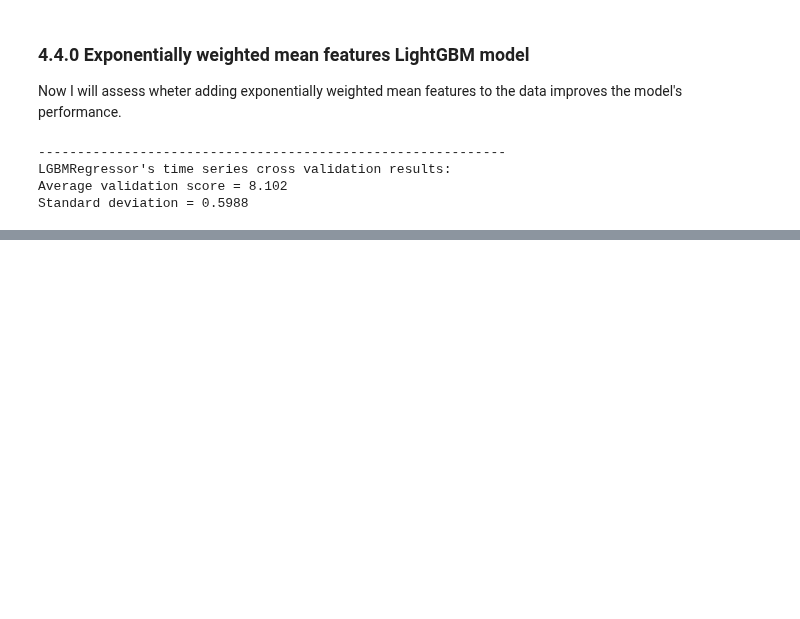
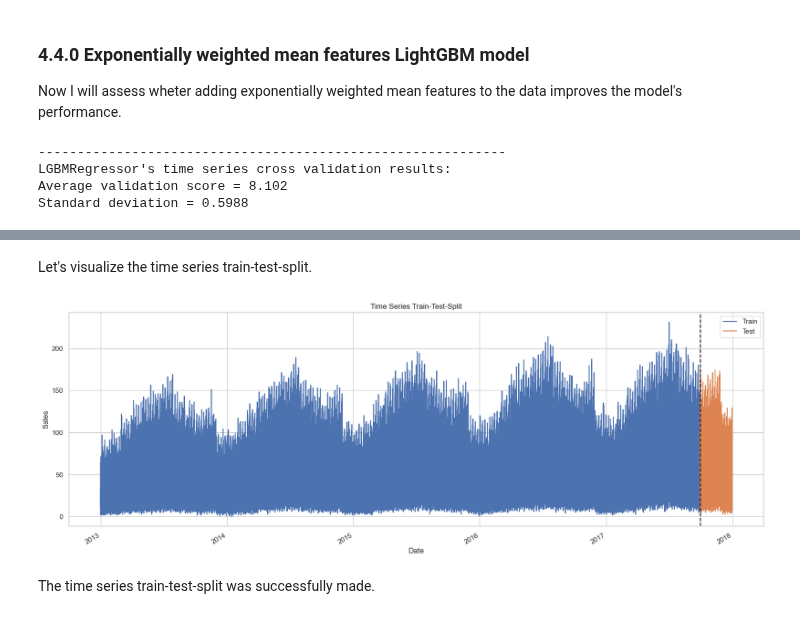
Before and after one commit to allmeidaapedro/Store-Item-Demand-Forecasting, a Jupyter notebook: notebooks/modelling.ipynb, the cells around one changed output, grey strips where cells are left out. Cells and saved outputs as stored; diff of their text form; code cells hidden in the pictures; blank space fills up the shorter version.

```diff
--- a/notebooks/modelling.ipynb
+++ b/notebooks/modelling.ipynb
@@ -515,0 +521,3 @@ As expected, adding exponentially weighted mean features improved the model's pe
+# %%
+df_prep = df_ewm.copy()
+df_prep
@@ -515,0 +543,10 @@ As expected, adding exponentially weighted mean features improved the model's pe
+# %%
+cutoff_date = '2017-09-30'
+
+train = df_prep.loc[df_prep.index < cutoff_date]
+test = df_prep.loc[df_prep.index >= cutoff_date]
+
+X_train = train.drop(columns=TARGET)
+y_train = train[TARGET]
+X_test = test.drop(columns=TARGET)
+y_test = test[TARGET]
@@ -515,0 +563,26 @@ As expected, adding exponentially weighted mean features improved the model's pe
+# %% [markdown]
+Let's visualize the time series train-test-split.
+# %%
+# Plot with in standard scale (not normalized).
+train['std_sales'] = np.expm1(train['sales'])
+test['std_sales'] = np.expm1(test['sales'])
+
+figure, ax = plt.subplots(figsize=(20, 7))
+
+train.plot(ax=ax, label='Train', y='std_sales')
+test.plot(ax=ax, label='Test', y='std_sales')
+
+ax.axvline('2017-09-30', color='black', ls='--')
+
+plt.title('Time Series Train-Test-Split')
+plt.xlabel('Date')
+plt.ylabel('Sales')
+plt.show()
+
+# Dropping after plotting.
+train.drop(columns=['std_sales'], inplace=True)
+test.drop(columns=['std_sales'], inplace=True)
+# %% [output]
+[figure, added]
+# %% [markdown]
+The time series train-test-split was successfully made.
```
Also changed, not shown: parts of 14 cells of this notebook, 1 other file.
